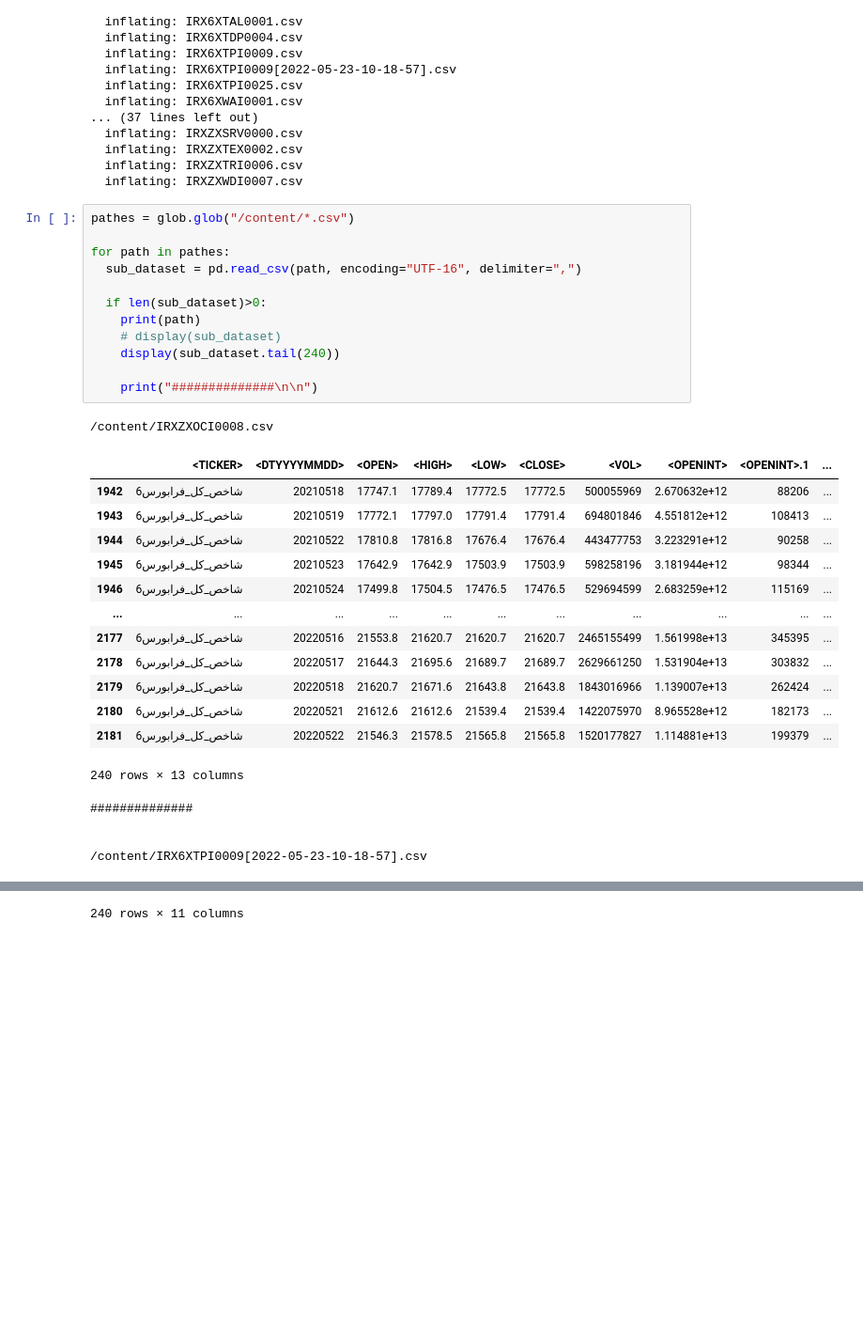
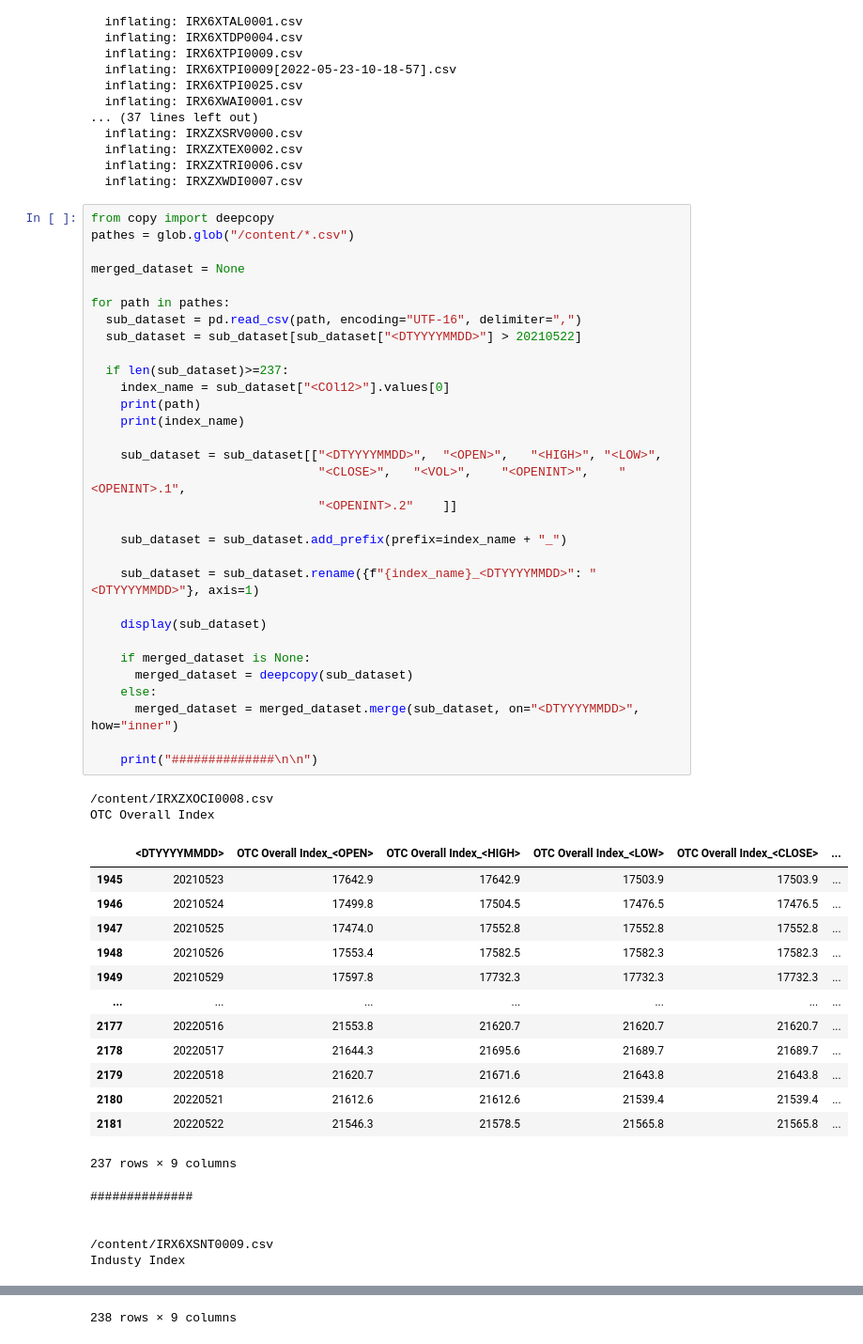
Before and after one commit to AUT-Student/NN-HW6, a Jupyter notebook: NN_HW6.ipynb, the cells around one changed output, grey strips where cells are left out. Shown: that part at 94% size. Cells and saved outputs as stored; diff of their text form; blank space fills up the shorter version.

Commit message:
Merge sub datasets

```diff
--- a/NN_HW6.ipynb
+++ b/NN_HW6.ipynb
@@ -40,33 +40,54 @@ Archive:  /content/NN_HW6_Dataset.zip
   inflating: IRXZXTRI0006.csv
   inflating: IRXZXWDI0007.csv
 # %%
+from copy import deepcopy
 pathes = glob.glob("/content/*.csv")
+
+merged_dataset = None
 
 for path in pathes:
   sub_dataset = pd.read_csv(path, encoding="UTF-16", delimiter=",")
+  sub_dataset = sub_dataset[sub_dataset["<DTYYYYMMDD>"] > 20210522]
 
-  if len(sub_dataset)>0:
+  if len(sub_dataset)>=237:
+    index_name = sub_dataset["<COl12>"].values[0]
     print(path)
-    # display(sub_dataset)
-    display(sub_dataset.tail(240))
+    print(index_name)
+
+    sub_dataset = sub_dataset[["<DTYYYYMMDD>",	"<OPEN>",	"<HIGH>", "<LOW>",
+                               "<CLOSE>",	"<VOL>",	"<OPENINT>",	"<OPENINT>.1",
+                               "<OPENINT>.2"	]]
+
+    sub_dataset = sub_dataset.add_prefix(prefix=index_name + "_")
+
+    sub_dataset = sub_dataset.rename({f"{index_name}_<DTYYYYMMDD>": "<DTYYYYMMDD>"}, axis=1)
+
+    display(sub_dataset)
+
+    if merged_dataset is None:
+      merged_dataset = deepcopy(sub_dataset)
+    else:
+      merged_dataset = merged_dataset.merge(sub_dataset, on="<DTYYYYMMDD>", how="inner")
 
     print("##############\n\n")
 # %% [output]
 /content/IRXZXOCI0008.csv
+OTC Overall Index
-|  | <TICKER> | <DTYYYYMMDD> | <OPEN> | <HIGH> | <LOW> | <CLOSE> | <VOL> | <OPENINT> | <OPENINT>.1 | ... |
-| 1942 | شاخص_كل_فرابورس6 | 20210518 | 17747.1 | 17789.4 | 17772.5 | 17772.5 | 500055969 | 2.670632e+12 | 88206 | ... |
-| 1943 | شاخص_كل_فرابورس6 | 20210519 | 17772.1 | 17797.0 | 17791.4 | 17791.4 | 694801846 | 4.551812e+12 | 108413 | ... |
-| 1944 | شاخص_كل_فرابورس6 | 20210522 | 17810.8 | 17816.8 | 17676.4 | 17676.4 | 443477753 | 3.223291e+12 | 90258 | ... |
-| 1945 | شاخص_كل_فرابورس6 | 20210523 | 17642.9 | 17642.9 | 17503.9 | 17503.9 | 598258196 | 3.181944e+12 | 98344 | ... |
-| 1946 | شاخص_كل_فرابورس6 | 20210524 | 17499.8 | 17504.5 | 17476.5 | 17476.5 | 529694599 | 2.683259e+12 | 115169 | ... |
-| ... | ... | ... | ... | ... | ... | ... | ... | ... | ... | ... |
-| 2177 | شاخص_كل_فرابورس6 | 20220516 | 21553.8 | 21620.7 | 21620.7 | 21620.7 | 2465155499 | 1.561998e+13 | 345395 | ... |
-| 2178 | شاخص_كل_فرابورس6 | 20220517 | 21644.3 | 21695.6 | 21689.7 | 21689.7 | 2629661250 | 1.531904e+13 | 303832 | ... |
-| 2179 | شاخص_كل_فرابورس6 | 20220518 | 21620.7 | 21671.6 | 21643.8 | 21643.8 | 1843016966 | 1.139007e+13 | 262424 | ... |
-| 2180 | شاخص_كل_فرابورس6 | 20220521 | 21612.6 | 21612.6 | 21539.4 | 21539.4 | 1422075970 | 8.965528e+12 | 182173 | ... |
-| 2181 | شاخص_كل_فرابورس6 | 20220522 | 21546.3 | 21578.5 | 21565.8 | 21565.8 | 1520177827 | 1.114881e+13 | 199379 | ... |
+|  | <DTYYYYMMDD> | OTC Overall Index_<OPEN> | OTC Overall Index_<HIGH> | OTC Overall Index_<LOW> | OTC Overall Index_<CLOSE> | ... |
+| 1945 | 20210523 | 17642.9 | 17642.9 | 17503.9 | 17503.9 | ... |
+| 1946 | 20210524 | 17499.8 | 17504.5 | 17476.5 | 17476.5 | ... |
+| 1947 | 20210525 | 17474.0 | 17552.8 | 17552.8 | 17552.8 | ... |
+| 1948 | 20210526 | 17553.4 | 17582.5 | 17582.3 | 17582.3 | ... |
+| 1949 | 20210529 | 17597.8 | 17732.3 | 17732.3 | 17732.3 | ... |
+| ... | ... | ... | ... | ... | ... | ... |
+| 2177 | 20220516 | 21553.8 | 21620.7 | 21620.7 | 21620.7 | ... |
+| 2178 | 20220517 | 21644.3 | 21695.6 | 21689.7 | 21689.7 | ... |
+| 2179 | 20220518 | 21620.7 | 21671.6 | 21643.8 | 21643.8 | ... |
+| 2180 | 20220521 | 21612.6 | 21612.6 | 21539.4 | 21539.4 | ... |
+| 2181 | 20220522 | 21546.3 | 21578.5 | 21565.8 | 21565.8 | ... |
-240 rows × 13 columns
+237 rows × 9 columns
 ##############
 
 
-/content/IRX6XTPI0009[2022-05-23-10-18-57].csv
+/content/IRX6XSNT0009.csv
+Industy Index
@@ -85,4 +106,4 @@ for path in pathes:
-240 rows × 11 columns
+238 rows × 9 columns
 ##############
 
 
```
Also changed, not shown: parts of 5 cells of this notebook.
